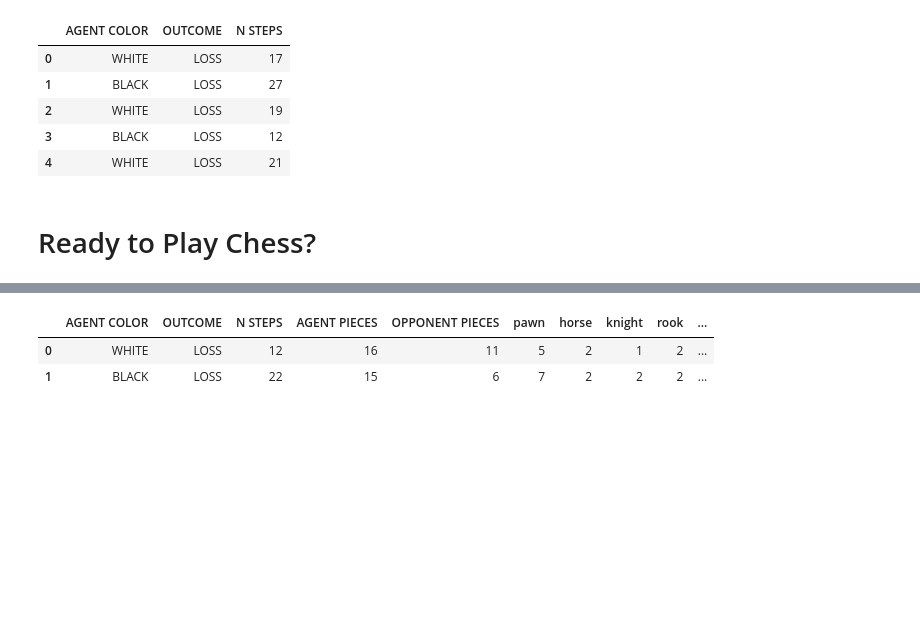
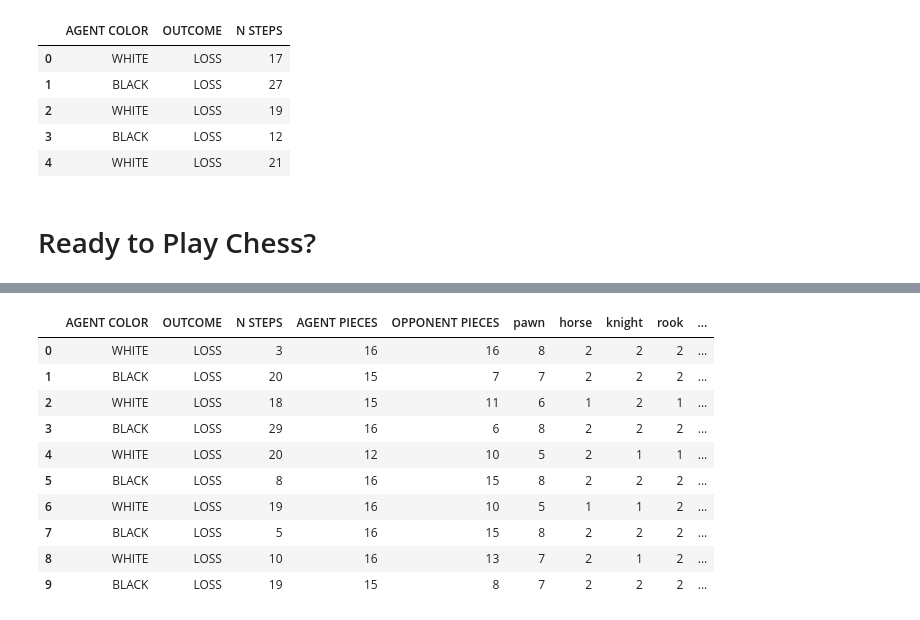
Before and after one commit to inesleonidasrocha/ChessRL23, a Jupyter notebook: RL PROJECT - MCTS.ipynb, the cells around one changed output, grey strips where cells are left out. Drawn from its saved outputs; the diff is of its cells as text; code cells hidden in the pictures; blank space fills up the shorter version.

```diff
--- a/RL PROJECT - MCTS.ipynb
+++ b/RL PROJECT - MCTS.ipynb
@@ -458,9 +459,9 @@ class Node:
 
 def WHITE_PLAYER_POLICY(env, state):
     root = Node(state=state, env=env, done= False)
-    action = MCTS(root, 1)
+    action = MCTS(root, 50)
     print(action)
     return action
 
-df = AGENT_EVALUATION(Stockfish_path, WHITE_PLAYER_POLICY, n_evaluations=1)
+df = AGENT_EVALUATION(Stockfish_path, WHITE_PLAYER_POLICY, n_evaluations=100)
 # %% [output]
@@ -485,6 +486,14 @@ df = AGENT_EVALUATION(Stockfish_path, WHITE_PLAYER_POLICY, n_evaluations=1)
 # %%
-df.head()
+df.head(10)
 # %% [output]
 |  | AGENT COLOR | OUTCOME | N STEPS | AGENT PIECES | OPPONENT PIECES | pawn | horse | knight | rook | ... |
-| 0 | WHITE | LOSS | 12 | 16 | 11 | 5 | 2 | 1 | 2 | ... |
-| 1 | BLACK | LOSS | 22 | 15 | 6 | 7 | 2 | 2 | 2 | ... |
+| 0 | WHITE | LOSS | 3 | 16 | 16 | 8 | 2 | 2 | 2 | ... |
+| 1 | BLACK | LOSS | 20 | 15 | 7 | 7 | 2 | 2 | 2 | ... |
+| 2 | WHITE | LOSS | 18 | 15 | 11 | 6 | 1 | 2 | 1 | ... |
+| 3 | BLACK | LOSS | 29 | 16 | 6 | 8 | 2 | 2 | 2 | ... |
+| 4 | WHITE | LOSS | 20 | 12 | 10 | 5 | 2 | 1 | 1 | ... |
+| 5 | BLACK | LOSS | 8 | 16 | 15 | 8 | 2 | 2 | 2 | ... |
+| 6 | WHITE | LOSS | 19 | 16 | 10 | 5 | 1 | 1 | 2 | ... |
+| 7 | BLACK | LOSS | 5 | 16 | 15 | 8 | 2 | 2 | 2 | ... |
+| 8 | WHITE | LOSS | 10 | 16 | 13 | 7 | 2 | 1 | 2 | ... |
+| 9 | BLACK | LOSS | 19 | 15 | 8 | 7 | 2 | 2 | 2 | ... |
```
Also changed, not shown: parts of 3 cells of this notebook.
